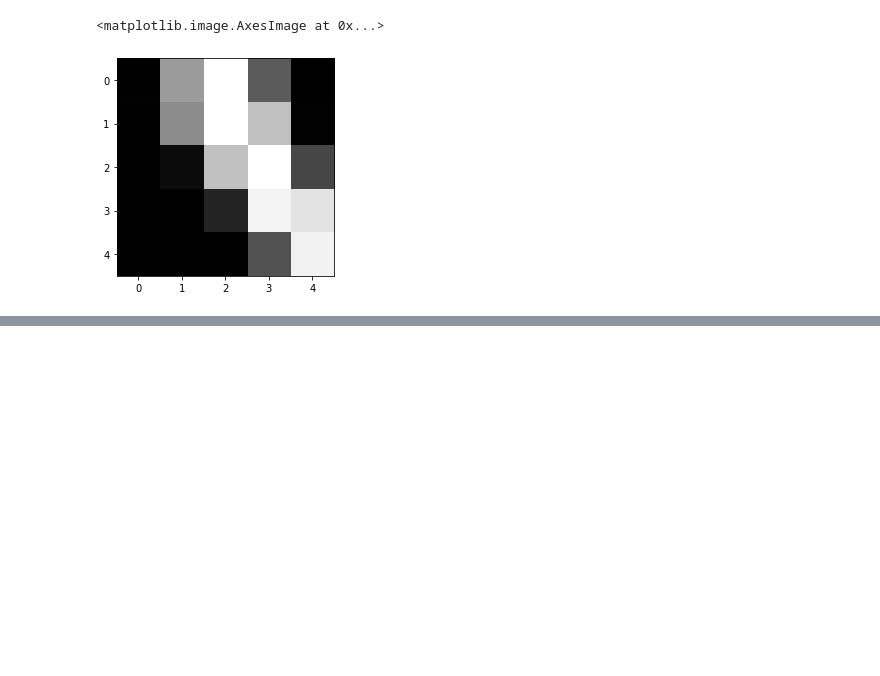
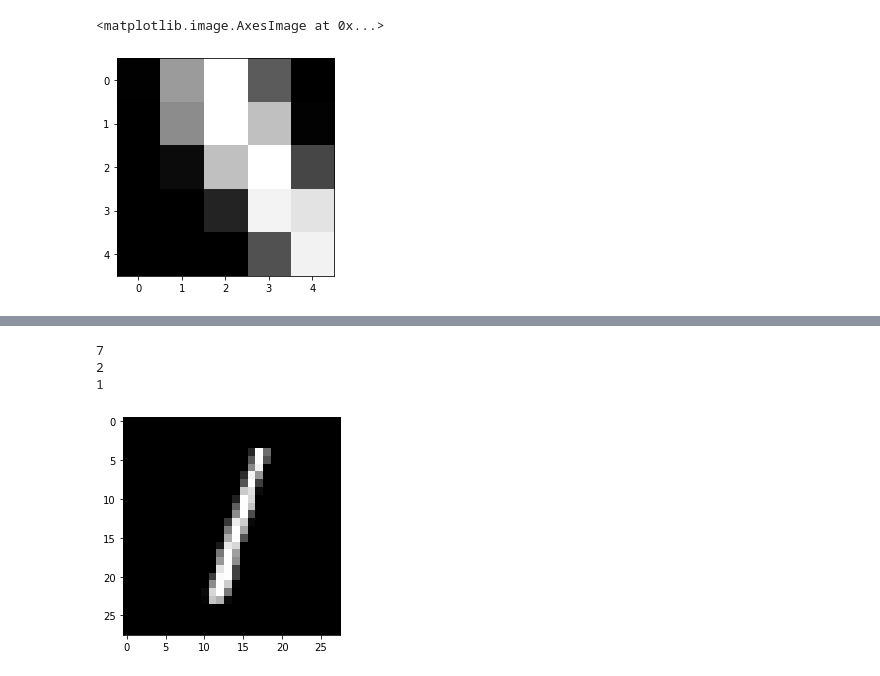
Before and after one commit to neildeo05/ml-notebooks, a Jupyter notebook: logistic_regression_notes.ipynb, the cells around one changed output, grey strips where cells are left out. Cells and saved outputs as stored; diff of their text form; code cells hidden in the pictures; blank space fills up the shorter version.

```diff
--- a/logistic_regression_notes.ipynb
+++ b/logistic_regression_notes.ipynb
@@ -313,0 +353,6 @@ print(val_loss, val_acc)
+# %%
+def predict_image(img, model):
+    xb = img.unsqueeze(0)
+    yb = model(xb)
+    _, preds = torch.max(yb, dim = 1 )
+    return preds[0].item()
@@ -313,0 +371,17 @@ print(val_loss, val_acc)
+# %%
+var = 100
+
+def make_pred(var):
+    t, l = test_dataset[var]
+
+    plt.imshow(t[0], cmap='gray')
+    print(predict_image(t[0], model))
+# %%
+
+for i in range(3):
+    make_pred(i)
+# %% [output]
+7
+2
+1
+[figure, added]
```
Also changed, not shown: parts of 23 cells of this notebook.
